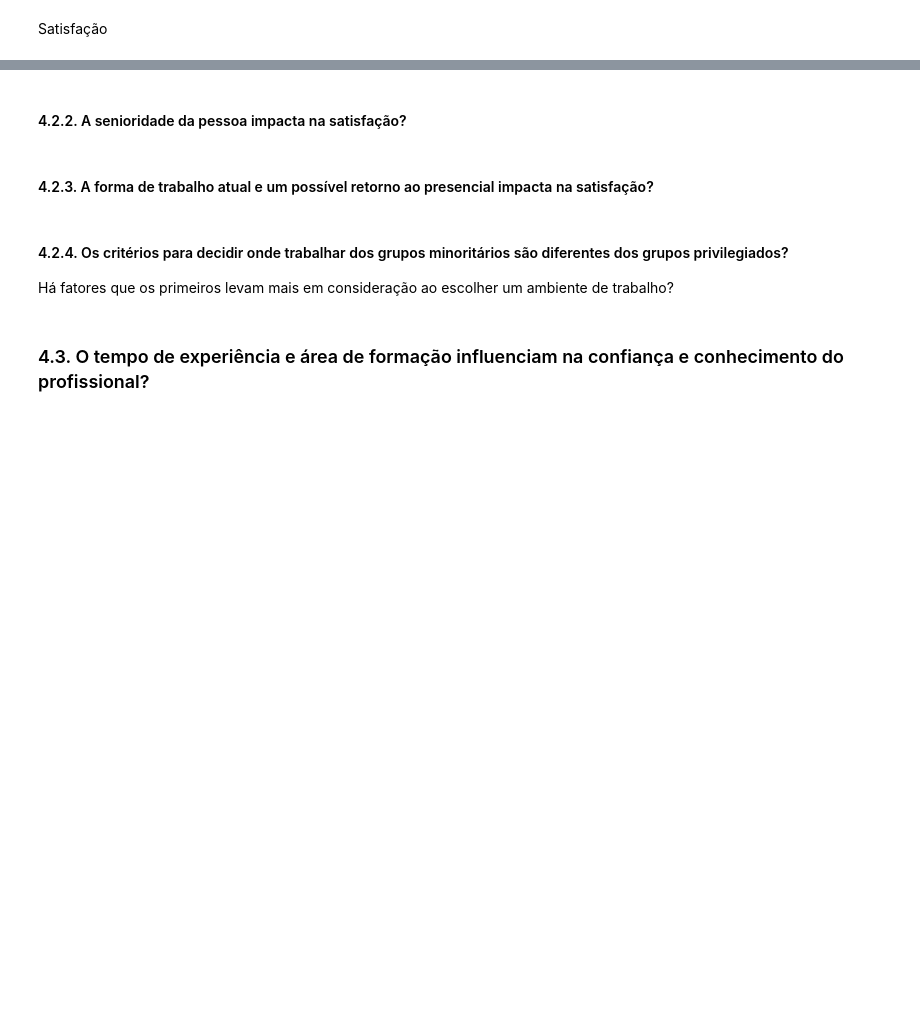
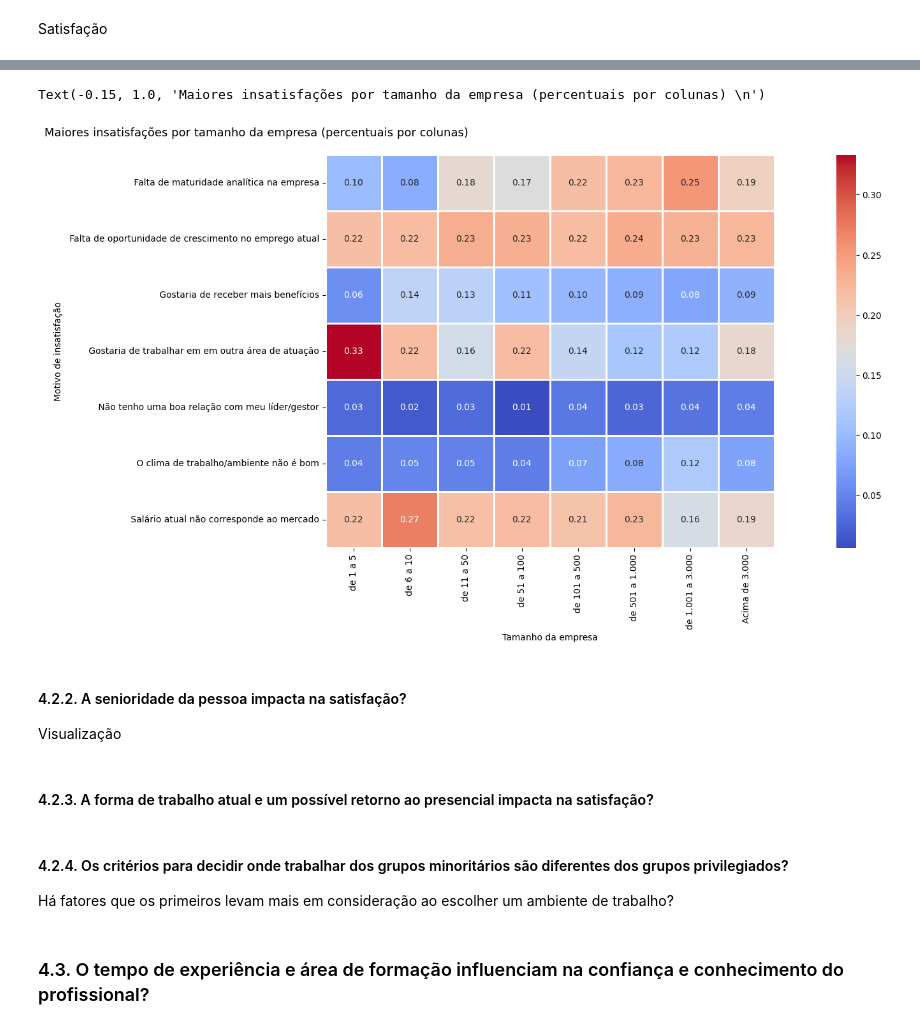
Before and after one commit to leticiafaria7/challenge-state-of-data, a Jupyter notebook: challenge-state-of-data.ipynb, the cells around one changed output, grey strips where cells are left out. Saved outputs shown, nothing was run; the diff lists cells and outputs as text; code cells hidden in the pictures; blank space fills up the shorter version.

```diff
--- a/challenge-state-of-data.ipynb
+++ b/challenge-state-of-data.ipynb
@@ -1219,5 +1259,38 @@ Motivos de insatisfação
+# %%
+motivos_insatisfacao = parte2[['P2_c', 'P2_l_1', 'P2_l_2', 'P2_l_3', 'P2_l_4', 'P2_l_5', 'P2_l_6', 'P2_l_7']]
+
+ordem_tamanho = ['de 1 a 5', 'de 6 a 10', 'de 11 a 50', 'de 51 a 100', 'de 101 a 500', 'de 501 a 1.000', 'de 1.001 a 3.000', 'Acima de 3.000']
+
+motivos_insatisfacao = pd.melt(motivos_insatisfacao,
+                               id_vars = ['P2_c'],
+                               value_vars = ['P2_l_1', 'P2_l_2', 'P2_l_3', 'P2_l_4', 'P2_l_5', 'P2_l_6', 'P2_l_7'],
+                               var_name = 'codigo',
+                               value_name = 'aparece')
+
+motivos_insatisfacao = motivos_insatisfacao.merge(parte2_descricao[['codigo', 'descricao']],
+                                                  on = 'codigo',
+                                                  how = 'left')
+
+motivos_insatisfacao = motivos_insatisfacao[motivos_insatisfacao['aparece'] == 1]
+
+cross_tab = pd.crosstab(motivos_insatisfacao['descricao'],
+                        motivos_insatisfacao['P2_c'],
+                        normalize = 'columns').reindex(columns = ordem_tamanho)
+
+plt.figure(figsize = (25, 8))
+
+ax = sns.heatmap(cross_tab, annot = True, fmt = '.2f', square = 1, linewidth = 1, cmap = 'coolwarm')
+
+plt.ylabel('Motivo de insatisfação')
+plt.xlabel('Tamanho da empresa')
+plt.title('Maiores insatisfações por tamanho da empresa (percentuais por colunas) \n', x = -0.15, size = 13)
+# %% [output]
+Text(-0.15, 1.0, 'Maiores insatisfações por tamanho da empresa (percentuais por colunas) \n')
+[figure, added]
 # %% [markdown]
 #### 4.2.2. A senioridade da pessoa impacta na satisfação?
+
+Visualização
 # %% [markdown]
 #### 4.2.3. A forma de trabalho atual e um possível retorno ao presencial impacta na satisfação?
 # %% [markdown]
```
Also changed, not shown: parts of 8 cells of this notebook.
